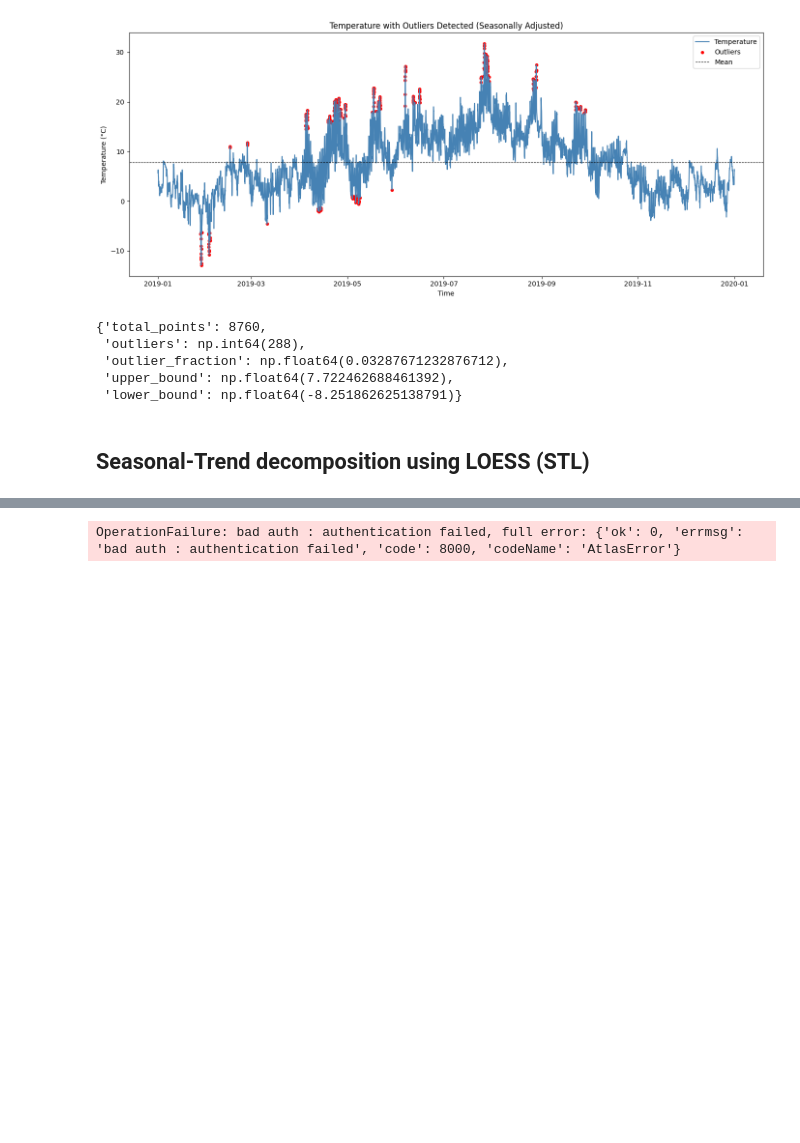
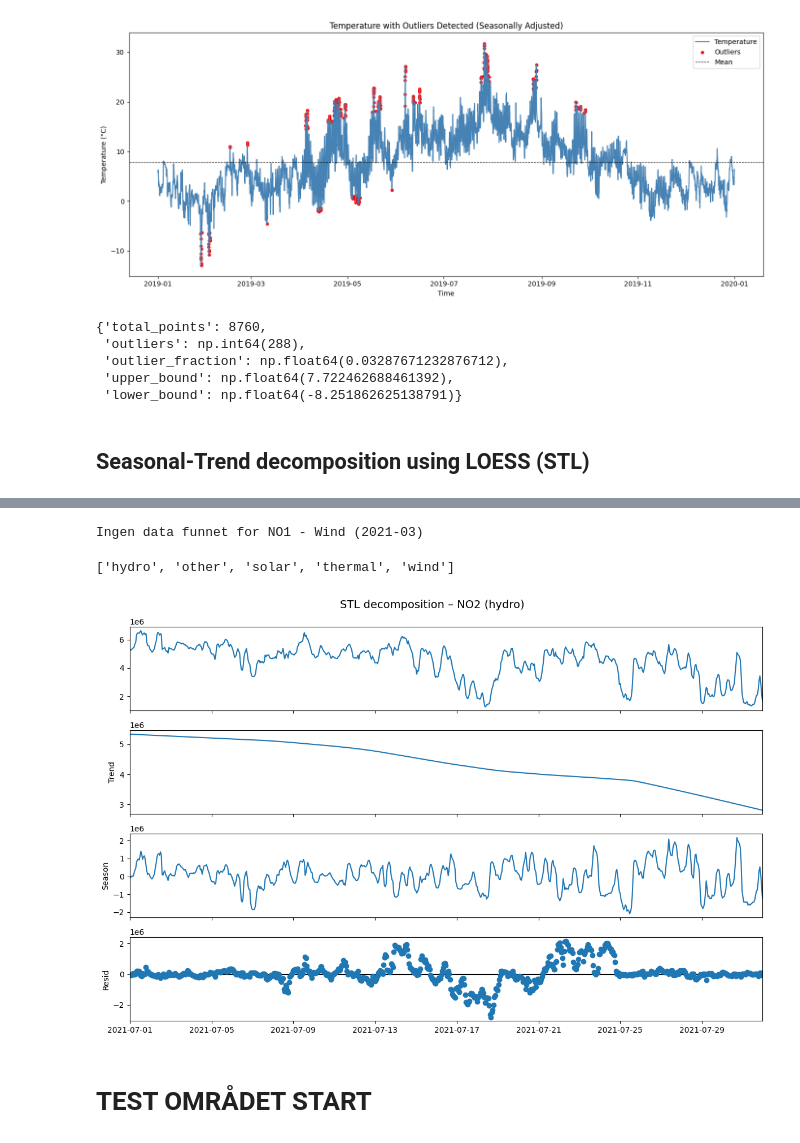
Before and after one commit to Sheikh20o3/IND320_1_Project, a Jupyter notebook: Open-Meteo.ipynb, the cells around one changed output, grey strips where cells are left out. Saved outputs shown, nothing was run; the diff lists cells and outputs as text; code cells hidden in the pictures; blank space fills up the shorter version.

```diff
--- a/Open-Meteo.ipynb
+++ b/Open-Meteo.ipynb
@@ -275,13 +304,14 @@ def stl_elhub_decomposition(
-# %%
-res = stl_elhub_decomposition(
-    price_area="NO2",
-    production_group="Hydro",
-    month=7,
-    year=2021,
-    period=168,
-    seasonal=13,
-    trend=301,
-    robust=True
-)
-# %% [output]
-OperationFailure: bad auth : authentication failed, full error: {'ok': 0, 'errmsg': 'bad auth : authentication failed', 'code': 8000, 'codeName': 'AtlasError'}
+# %%
+fig = stl_elhub_decomposition(
+    price_area="NO1",
+    production_group="Wind",
+    year=2021,
+    month=3
+)
+# %% [output]
+Ingen data funnet for NO1 - Wind (2021-03)
+# %%
+from utils_elhub import list_groups
+print(list_groups("NO2"))
+# %% [output]
+['hydro', 'other', 'solar', 'thermal', 'wind']
@@ -287,0 +356,15 @@ OperationFailure: bad auth : authentication failed, full error: {'ok': 0, 'errms
+# %%
+res = stl_elhub_decomposition(
+    price_area="NO2",
+    production_group="hydro",   # riktig casing
+    year=2021,
+    month=7,
+    period=168,
+    seasonal=13,
+    trend=301,
+    robust=True
+)
+# %% [output]
+[figure, added]
+# %% [markdown]
+# TEST OMRÅDET START
```
Also changed, not shown: parts of 8 cells of this notebook, 9 other files.
